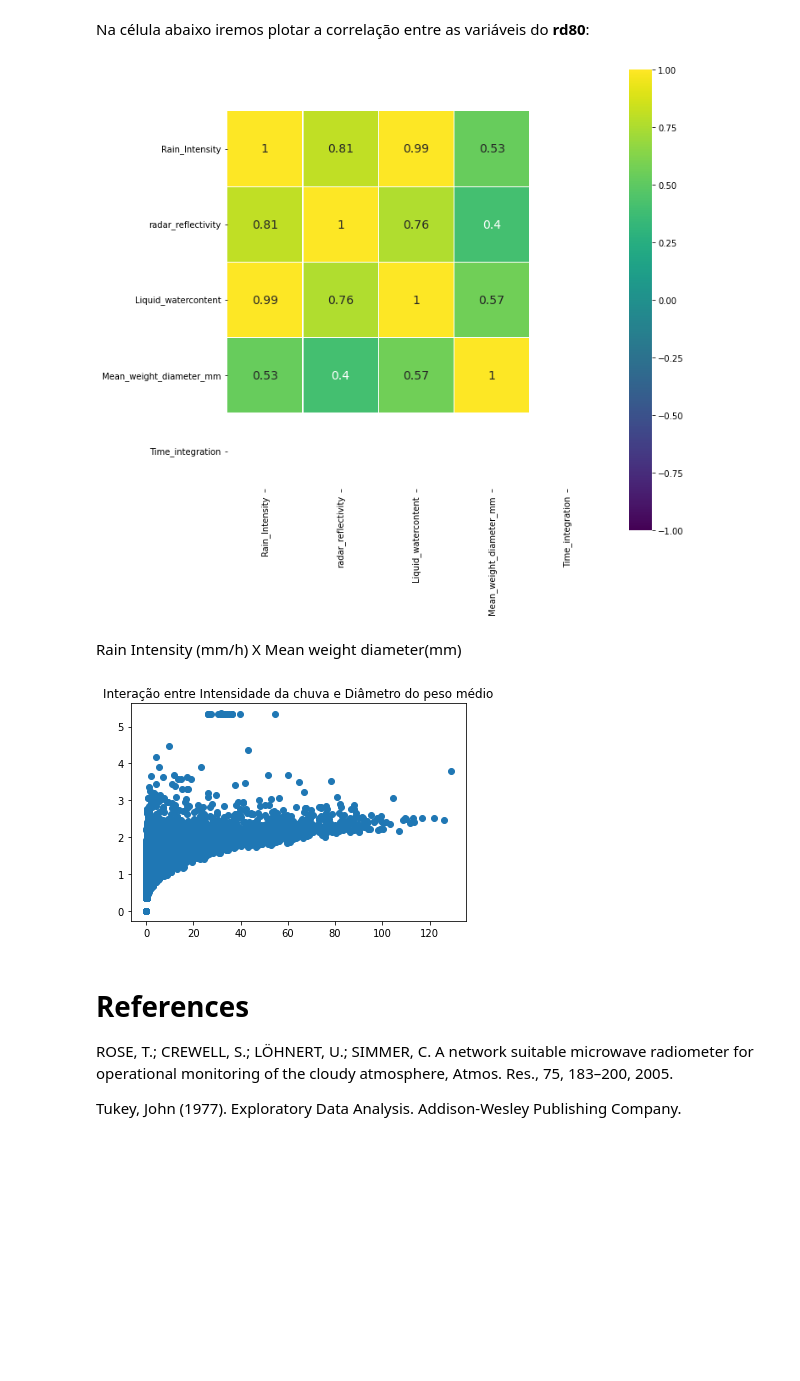
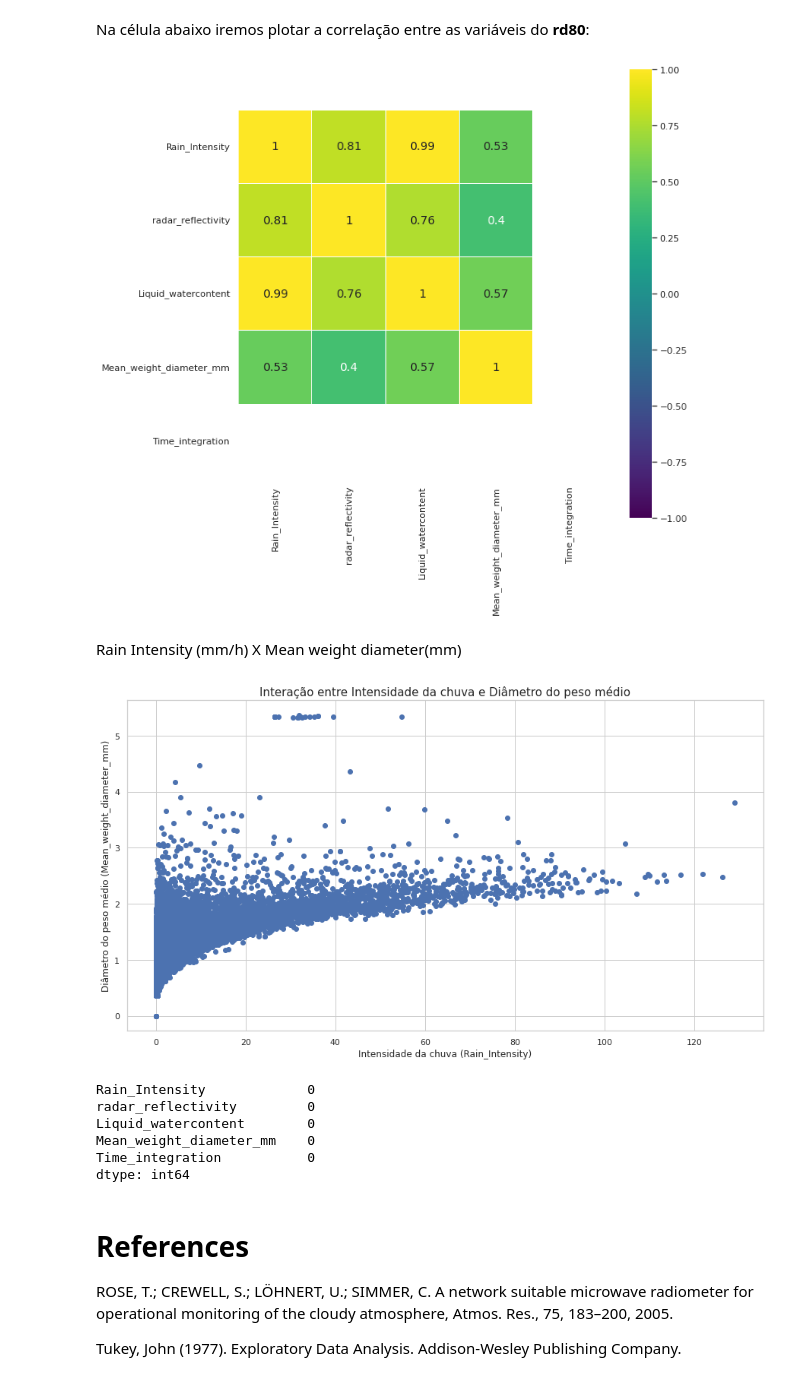
Before and after one commit to lourencocavalcante/Introduction-to-Data-Science, a Jupyter notebook: INPE_CAP394_2022_Atv01_Lourenco.ipynb, the cells around one changed output. Saved outputs shown, nothing was run; the diff lists cells and outputs as text; code cells hidden in the pictures; blank space fills up the shorter version.

```diff
--- a/INPE_CAP394_2022_Atv01_Lourenco.ipynb
+++ b/INPE_CAP394_2022_Atv01_Lourenco.ipynb
@@ -257,17 +252,31 @@ df_rd80_joss.to_csv('/content/drive/MyDrive/MestradoCAP/Lourenco/cap351/Datasets
 # **Algumas análises**
 # %% [markdown]
 Na célula abaixo iremos plotar a correlação entre as variáveis do **rd80**:
+# %%
+sns.set(style='whitegrid')
 # %%
 corr = df_rd80_joss.corr()
 plt.figure(figsize=(10, 10))
 sns.heatmap(corr[(corr >= 0.30) | (corr <= -0.30)],cmap='viridis', vmax=1.0, vmin=-1.0, linewidths=0.1, annot=True, annot_kws={"size": 14}, square=True);
 # %% [output]
-[figure, old version]
+[figure, new version]
 # %% [markdown]
 Rain Intensity (mm/h) X Mean weight diameter(mm)
 # %%
+plt.figure(figsize=(15, 8))
 plt.scatter(df_rd80_joss.Rain_Intensity, df_rd80_joss.Mean_weight_diameter_mm)
-plt.title("Interação entre Intensidade da chuva e Diâmetro do peso médio")
+plt.title("Interação entre Intensidade da chuva e Diâmetro do peso médio", size=15)
+plt.xlabel('Intensidade da chuva (Rain_Intensity)')
+plt.ylabel('Diâmetro do peso médio (Mean_weight_diameter_mm)')
 plt.show()
 # %% [output]
-[figure, old version]
+[figure, new version]
+# %%
+df_rd80_joss.isna().sum()
+# %% [output]
+Rain_Intensity             0
+radar_reflectivity         0
+Liquid_watercontent        0
+Mean_weight_diameter_mm    0
+Time_integration           0
+dtype: int64
```
Also changed, not shown: parts of 3 cells of this notebook.
